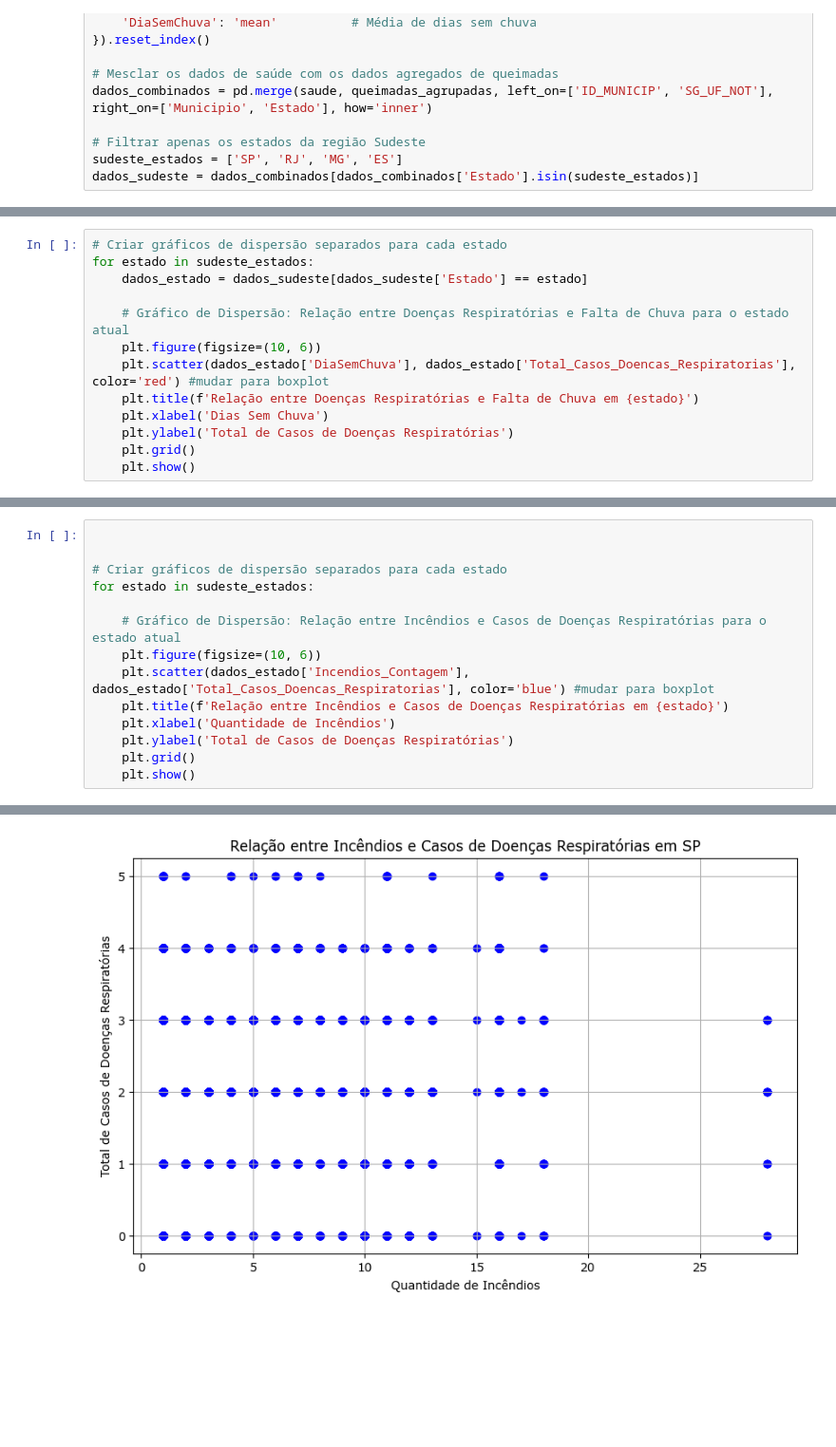
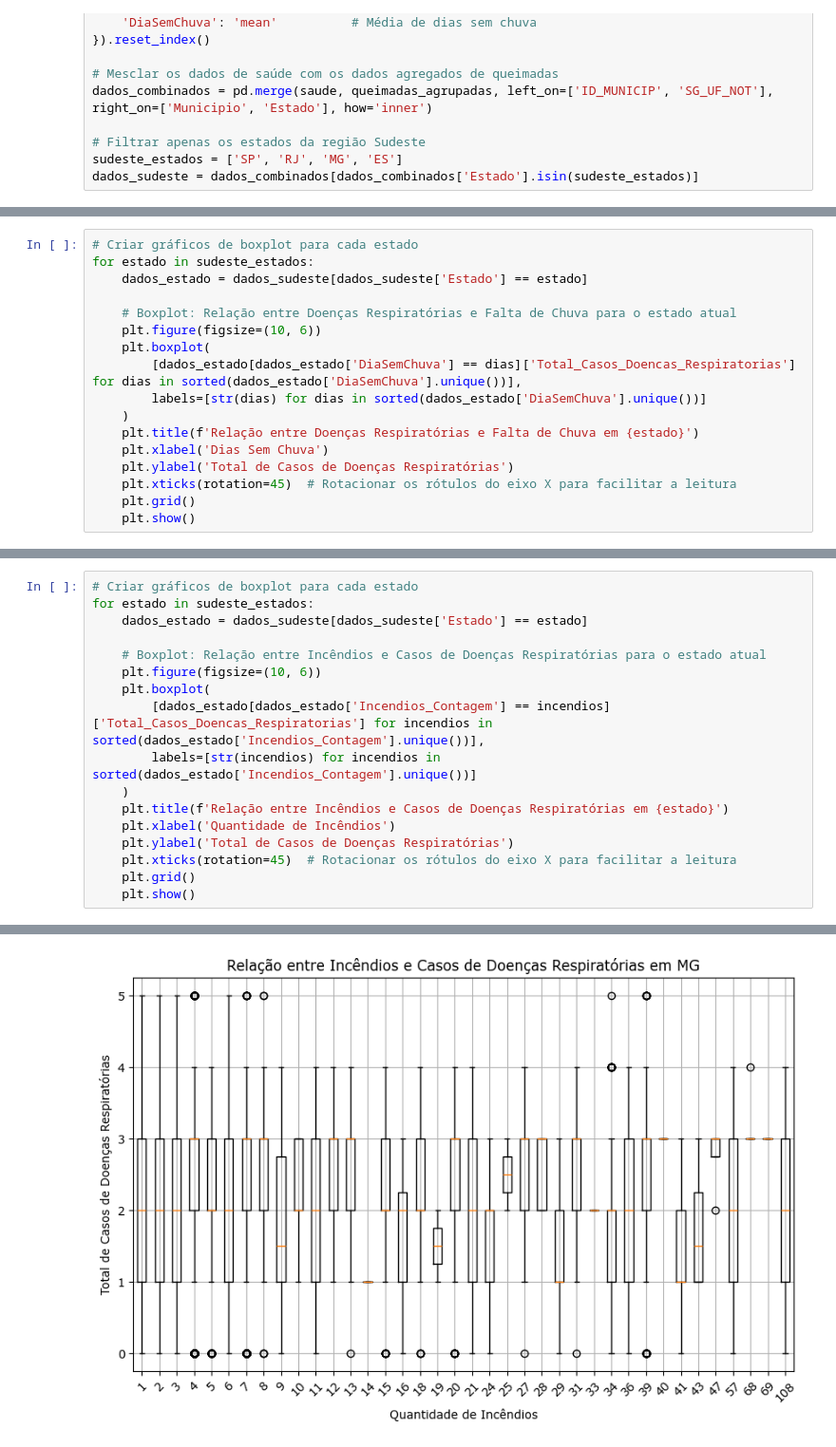
Before and after one commit to GabrielSetta/pac, a Jupyter notebook: Execução.ipynb, the cells around one changed output, grey strips where cells are left out. Shown at 95% size. Saved outputs shown, nothing was run; the diff lists cells and outputs as text; blank space fills up the shorter version.

```diff
--- a/Execução.ipynb
+++ b/Execução.ipynb
@@ -74,13 +79,17 @@ for estado in sudeste_estados:
 # %%
-# Criar gráficos de dispersão separados para cada estado
+# Criar gráficos de boxplot para cada estado
 for estado in sudeste_estados:
     dados_estado = dados_sudeste[dados_sudeste['Estado'] == estado]
 
-    # Gráfico de Dispersão: Relação entre Doenças Respiratórias e Falta de Chuva para o estado atual
+    # Boxplot: Relação entre Doenças Respiratórias e Falta de Chuva para o estado atual
     plt.figure(figsize=(10, 6))
-    plt.scatter(dados_estado['DiaSemChuva'], dados_estado['Total_Casos_Doencas_Respiratorias'], color='red') #mudar para boxplot
+    plt.boxplot(
+        [dados_estado[dados_estado['DiaSemChuva'] == dias]['Total_Casos_Doencas_Respiratorias'] for dias in sorted(dados_estado['DiaSemChuva'].unique())],
+        labels=[str(dias) for dias in sorted(dados_estado['DiaSemChuva'].unique())]
+    )
     plt.title(f'Relação entre Doenças Respiratórias e Falta de Chuva em {estado}')
     plt.xlabel('Dias Sem Chuva')
     plt.ylabel('Total de Casos de Doenças Respiratórias')
+    plt.xticks(rotation=45)  # Rotacionar os rótulos do eixo X para facilitar a leitura
     plt.grid()
     plt.show()
@@ -87,15 +101,18 @@ for estado in sudeste_estados:
 # %%
+# Criar gráficos de boxplot para cada estado
+for estado in sudeste_estados:
+    dados_estado = dados_sudeste[dados_sudeste['Estado'] == estado]
 
-
-# Criar gráficos de dispersão separados para cada estado
-for estado in sudeste_estados:
-
-    # Gráfico de Dispersão: Relação entre Incêndios e Casos de Doenças Respiratórias para o estado atual
+    # Boxplot: Relação entre Incêndios e Casos de Doenças Respiratórias para o estado atual
     plt.figure(figsize=(10, 6))
-    plt.scatter(dados_estado['Incendios_Contagem'], dados_estado['Total_Casos_Doencas_Respiratorias'], color='blue') #mudar para boxplot
+    plt.boxplot(
+        [dados_estado[dados_estado['Incendios_Contagem'] == incendios]['Total_Casos_Doencas_Respiratorias'] for incendios in sorted(dados_estado['Incendios_Contagem'].unique())],
+        labels=[str(incendios) for incendios in sorted(dados_estado['Incendios_Contagem'].unique())]
+    )
     plt.title(f'Relação entre Incêndios e Casos de Doenças Respiratórias em {estado}')
     plt.xlabel('Quantidade de Incêndios')
     plt.ylabel('Total de Casos de Doenças Respiratórias')
+    plt.xticks(rotation=45)  # Rotacionar os rótulos do eixo X para facilitar a leitura
     plt.grid()
     plt.show()
 # %% [output]
@@ -104 +121 @@ for estado in sudeste_estados:
-[figure, old version]
+[figure, new version]
```
Also changed, not shown: parts of 4 cells of this notebook.
